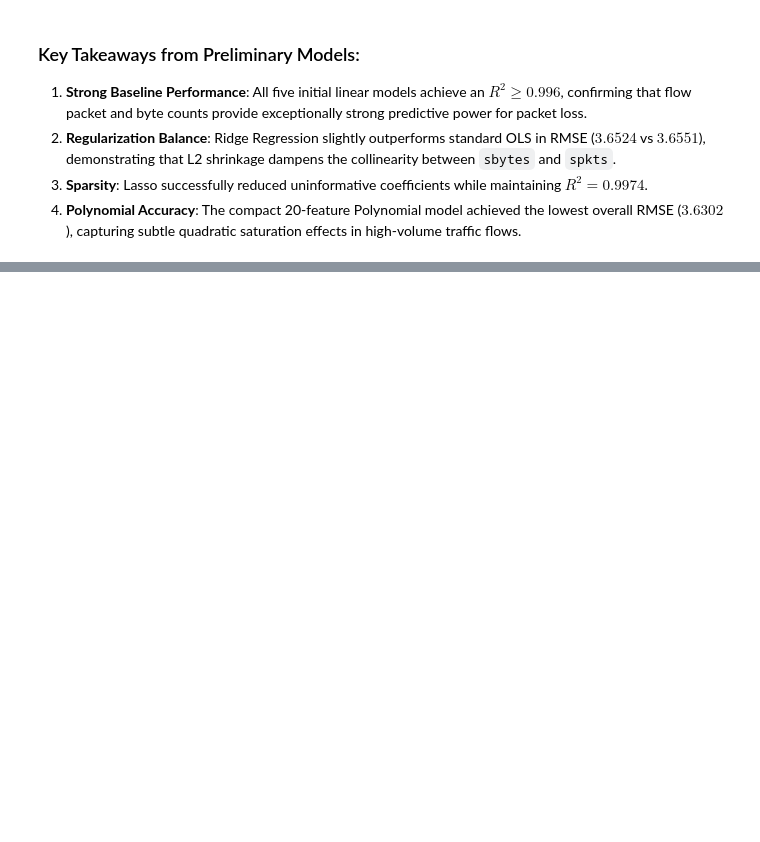
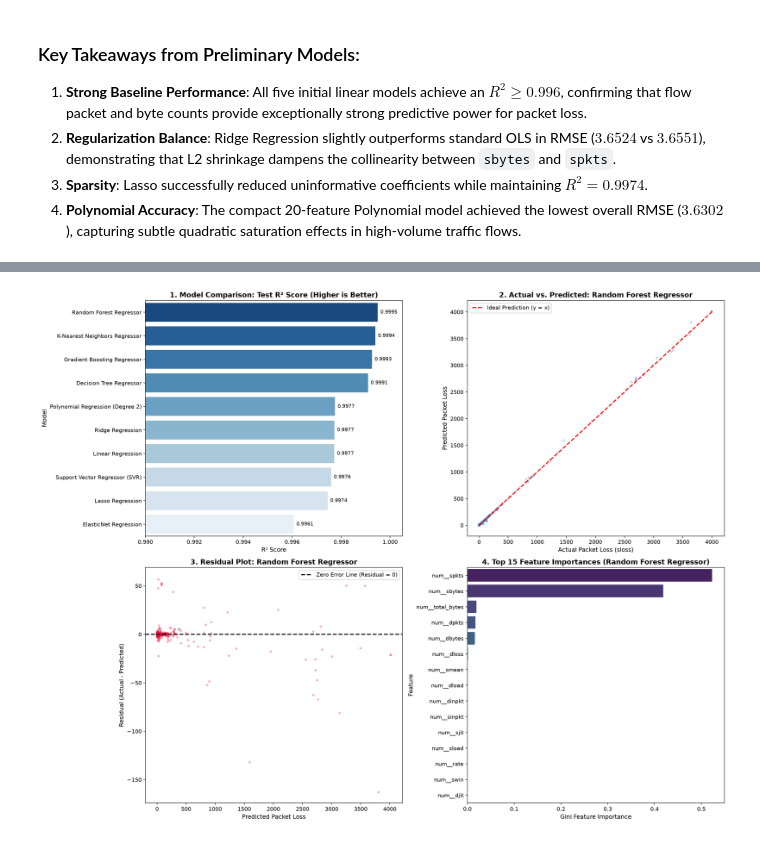
Before and after one commit to ajay9376/NetSentinel, a Jupyter notebook: notebooks/regression.ipynb, the cells around one changed output, grey strips where cells are left out. Saved outputs shown, nothing was run; the diff lists cells and outputs as text; code cells hidden in the pictures; blank space fills up the shorter version.

Commit message:
feat(regression): complete regression models 6-10, tuning, 5-fold CV, and diagnostics

```diff
--- a/notebooks/regression.ipynb
+++ b/notebooks/regression.ipynb
@@ -788,0 +919,15 @@ The remaining five regression algorithms will be implemented by the second team
+# %%
+# Construct unified comparison DataFrame from results list
+df_final_comparison = pd.DataFrame(results)
+
+# Standardize required column headers
+df_final_comparison = df_final_comparison.rename(columns={"R2": "R²"})
+
+# Sort strictly by R² descending
+df_final_comparison = df_final_comparison.sort_values(by="R²", ascending=False).reset_index(drop=True)
+
+print("=" * 80)
+print("       NETSENTINEL COMPLETE 10-MODEL REGRESSION BENCHMARK")
+print("=" * 80)
+print(df_final_comparison.to_string(index=False))
+display(df_final_comparison)
@@ -788,0 +1213,72 @@ The remaining five regression algorithms will be implemented by the second team
+# %%
+# Configure multi-panel visualization grid
+fig, axes = plt.subplots(2, 2, figsize=(18, 14))
+
+# ---------------------------------------------------------
+# Plot 1: Model Comparison Bar Chart (R² Score)
+# ---------------------------------------------------------
+sns.barplot(
+    data=df_final_comparison,
+    x="R²",
+    y="Model",
+    ax=axes[0, 0],
+    palette="Blues_r"
+)
+axes[0, 0].set_title("1. Model Comparison: Test R² Score (Higher is Better)", fontsize=13, fontweight='bold')
+axes[0, 0].set_xlabel("R² Score", fontsize=11)
+axes[0, 0].set_ylabel("Model", fontsize=11)
+axes[0, 0].set_xlim(0.990, 1.0005)
+for p in axes[0, 0].patches:
+    width = p.get_width()
+    axes[0, 0].annotate(f"{width:.4f}", (width, p.get_y() + p.get_height() / 2),
+                         ha='left', va='center', xytext=(5, 0), textcoords='offset points', fontsize=9)
+
+# Resolve best model predictions
+best_model_name = df_final_comparison.iloc[0]["Model"]
+best_preds = rf_preds if best_model_name == "Random Forest Regressor" else gbr_preds
+
+# ---------------------------------------------------------
+# Plot 2: Actual vs. Predicted Plot (Best Model)
+# ---------------------------------------------------------
+axes[0, 1].scatter(y_test, best_preds, alpha=0.3, color='steelblue', edgecolor='none', s=20)
+min_val = min(y_test.min(), best_preds.min())
+max_val = max(y_test.max(), best_preds.max())
+axes[0, 1].plot([min_val, max_val], [min_val, max_val], 'r--', lw=2, label="Ideal Prediction (y = x)")
+axes[0, 1].set_title(f"2. Actual vs. Predicted: {best_model_name}", fontsize=13, fontweight='bold')
+axes[0, 1].set_xlabel("Actual Packet Loss (sloss)", fontsize=11)
+axes[0, 1].set_ylabel("Predicted Packet Loss", fontsize=11)
+axes[0, 1].legend(loc="upper left")
+
+# ---------------------------------------------------------
+# Plot 3: Residual Plot (Best Model)
+# ---------------------------------------------------------
+residuals = y_test - best_preds
+axes[1, 0].scatter(best_preds, residuals, alpha=0.3, color='crimson', edgecolor='none', s=20)
+axes[1, 0].axhline(0, color='black', linestyle='--', lw=2, label="Zero Error Line (Residual = 0)")
+axes[1, 0].set_title(f"3. Residual Plot: {best_model_name}", fontsize=13, fontweight='bold')
+axes[1, 0].set_xlabel("Predicted Packet Loss", fontsize=11)
+axes[1, 0].set_ylabel("Residual (Actual - Predicted)", fontsize=11)
+axes[1, 0].legend(loc="upper right")
+
+# ---------------------------------------------------------
+# Plot 4: Feature Importance (Tree-Based Best Model)
+# ---------------------------------------------------------
+importances = rf_model.feature_importances_
+top_indices = np.argsort(importances)[::-1][:15]
+top_feat_names = [feature_names[i] for i in top_indices]
+top_feat_vals = importances[top_indices]
+
+sns.barplot(
+    x=top_feat_vals,
+    y=top_feat_names,
+    ax=axes[1, 1],
+    palette="viridis"
+)
+axes[1, 1].set_title(f"4. Top 15 Feature Importances ({best_model_name})", fontsize=13, fontweight='bold')
+axes[1, 1].set_xlabel("Gini Feature Importance", fontsize=11)
+axes[1, 1].set_ylabel("Feature", fontsize=11)
+
+plt.tight_layout()
+plt.show()
+# %% [output]
+[figure, added]
```
Also changed, not shown: parts of 43 cells of this notebook, 1 other file.
